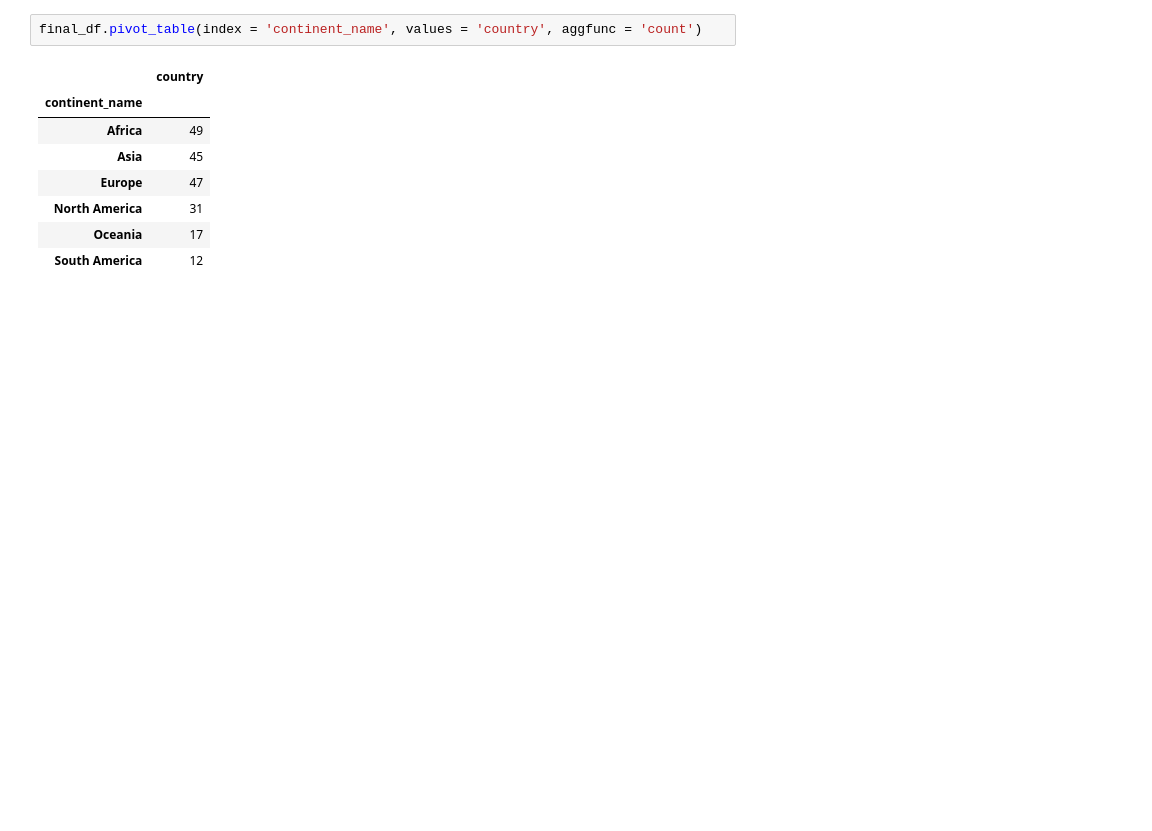
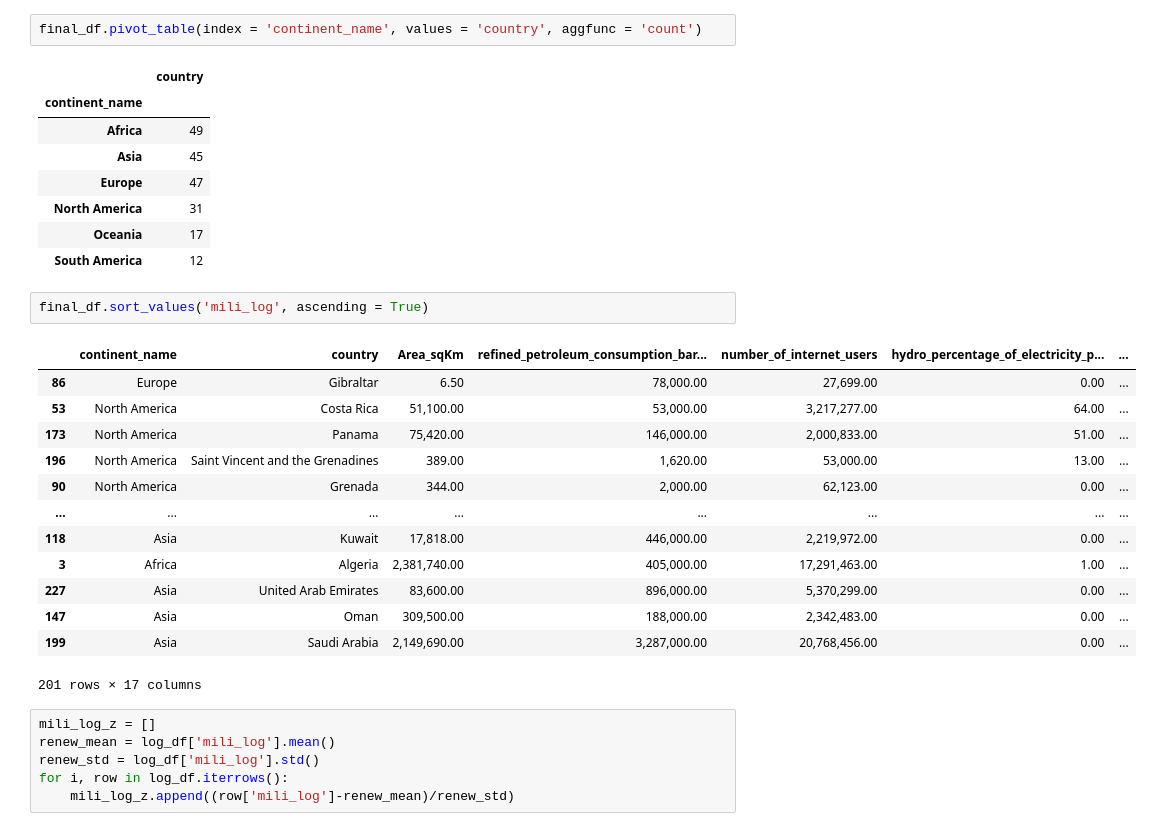
Before and after one commit to Silkways/CIA-Project, a Jupyter notebook: cia_notebook_gus.ipynb, the cells around one changed output. Drawn from its saved outputs; the diff is of its cells as text; blank space fills up the shorter version.

```diff
--- a/cia_notebook_gus.ipynb
+++ b/cia_notebook_gus.ipynb
@@ -483,3 +476,25 @@ final_df.pivot_table(index = 'continent_name', values = 'country', aggfunc = 'co
 | North America | 31 |
 | Oceania | 17 |
 | South America | 12 |
+# %%
+final_df.sort_values('mili_log', ascending = True)
+# %% [output]
+|  | continent_name | country | Area_sqKm | refined_petroleum_consumption_bar... | number_of_internet_users | hydro_percentage_of_electricity_p... | ... |
+| 86 | Europe | Gibraltar | 6.50 | 78,000.00 | 27,699.00 | 0.00 | ... |
+| 53 | North America | Costa Rica | 51,100.00 | 53,000.00 | 3,217,277.00 | 64.00 | ... |
+| 173 | North America | Panama | 75,420.00 | 146,000.00 | 2,000,833.00 | 51.00 | ... |
+| 196 | North America | Saint Vincent and the Grenadines | 389.00 | 1,620.00 | 53,000.00 | 13.00 | ... |
+| 90 | North America | Grenada | 344.00 | 2,000.00 | 62,123.00 | 0.00 | ... |
+| ... | ... | ... | ... | ... | ... | ... | ... |
+| 118 | Asia | Kuwait | 17,818.00 | 446,000.00 | 2,219,972.00 | 0.00 | ... |
+| 3 | Africa | Algeria | 2,381,740.00 | 405,000.00 | 17,291,463.00 | 1.00 | ... |
+| 227 | Asia | United Arab Emirates | 83,600.00 | 896,000.00 | 5,370,299.00 | 0.00 | ... |
+| 147 | Asia | Oman | 309,500.00 | 188,000.00 | 2,342,483.00 | 0.00 | ... |
+| 199 | Asia | Saudi Arabia | 2,149,690.00 | 3,287,000.00 | 20,768,456.00 | 0.00 | ... |
+201 rows × 17 columns
+# %%
+mili_log_z = []
+renew_mean = log_df['mili_log'].mean()
+renew_std = log_df['mili_log'].std()
+for i, row in log_df.iterrows():
+    mili_log_z.append((row['mili_log']-renew_mean)/renew_std)
```
Also changed, not shown: parts of 5 cells of this notebook.
